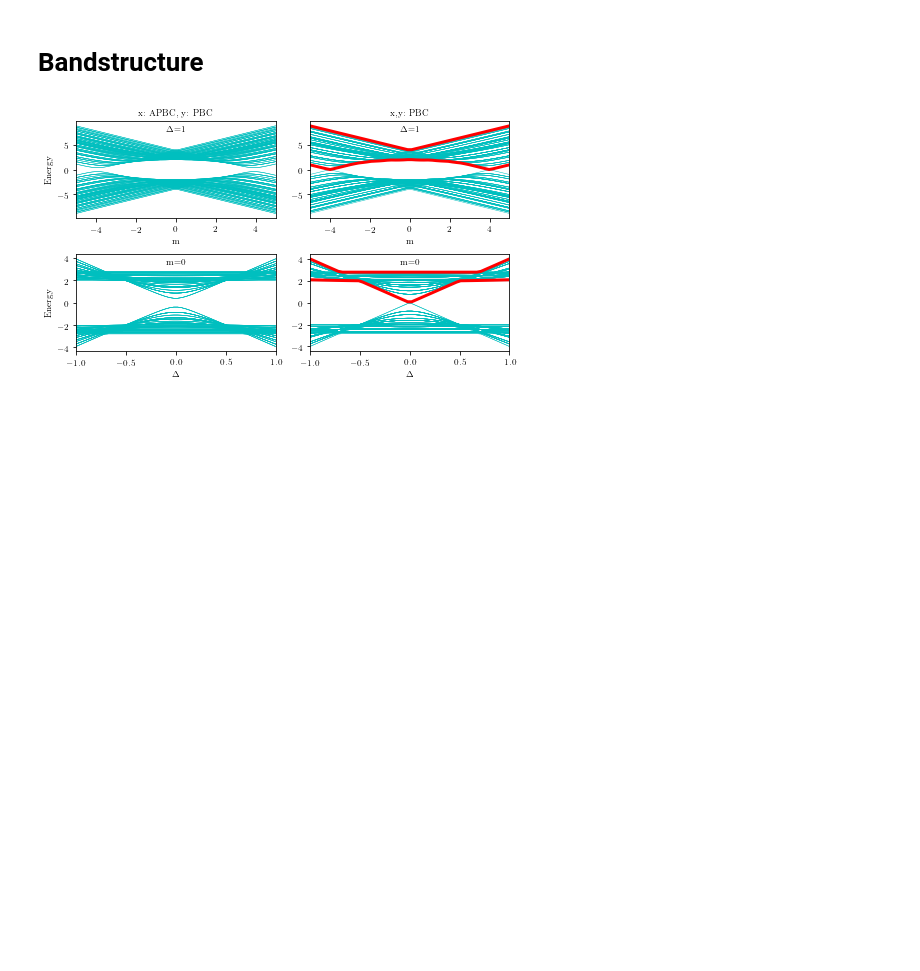
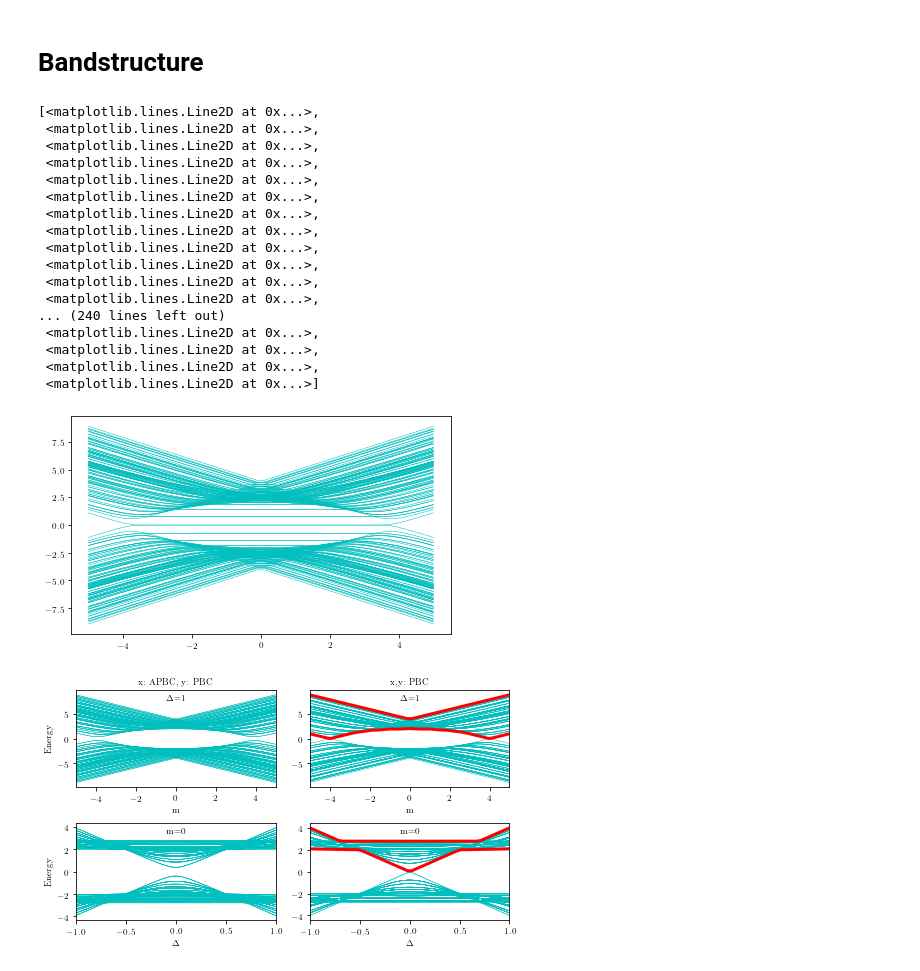
Before and after one commit to hainingpan/SPT, a Jupyter notebook: test_pi_flux.ipynb, the cells around one changed output. Cells and saved outputs as stored; diff of their text form; code cells hidden in the pictures; blank space fills up the shorter version.

```diff
--- a/test_pi_flux.ipynb
+++ b/test_pi_flux.ipynb
@@ -416,7 +416,7 @@ class Params:
             if type=='onsite':
                 proj_range = self.linearize_index(proj_range, 8, proj=True)
             if type=='link_2':
-                assert self.m==0, "Cannot perform link measurement 2, m ({:d})should be zero".format(self.m)
+                # assert self.m==0, "Cannot perform link measurement 2, m ({:d})should be zero".format(self.m)
                 proj_range = self.linearize_index(proj_range, 8, proj=True,k=4)
         # self.proj_range=proj_range
         # print(proj_range)
@@ -425,11 +425,15 @@ class Params:
         if not hasattr(self, 'C_m'):
             self.covariance_matrix()
         if type=='onsite':
-            for i in proj_range:
+            for index,i in enumerate(proj_range):
                 if prob is None:
                     P_0 = (self.C_m_history[-1][i, i+1]+1)/2    # Use Born rule
                 else:
-                    P_0=prob
+                    if isinstance(prob,list):
+                        assert len(prob)==len(proj_range), "len of prob {:d} not equal to len of proj_range {:d}".format(len(prob),len(proj_range))
+                        P_0=prob[index]
+                    else:
+                        P_0=prob
                 self.P_0_list.append(P_0)
                 if np.random.rand() < P_0:
                     self.measure(0, [i, i+1])
@@ -466,3 +470,5 @@ class Params:
                     s=np.random.choice(['e+','e-'],p=[P['e+']/(P['e+']+P['e-']),P['e-']/(P['e+']+P['e-'])])
                 self.measure(s,[i,i+1,i+2,i+3],type='link',ignore=ignore)
             return self
+
+        ValueError('No such type of measurement')
@@ -499,7 +507,7 @@ m_list=np.linspace(-5,5)
 Delta=1
 eigval_pbc_new_list=[]
 for m in m_list:
-    params_new=Params(m=m,Delta=Delta,bcx=1,bcy=1,test='new',Lx=8,Ly=8)
+    params_new=Params(m=m,Delta=Delta,bcx=0,bcy=1,Lx=8,Ly=8)
     params_new.bandstructure()
     eigval_pbc_new_list.append(params_new.val)
 # %%
@@ -548,6 +556,27 @@ for Delta in Delta_list:
     en=np.abs(np.array([h(m,1,Delta,kx,ky) for kx in np.linspace(-np.pi,np.pi,10) for ky in np.linspace(-np.pi,np.pi,10)]))
     bottom_Delta_list.append(en.min())
     top_Delta_list.append(en.max())
+# %%
+plt.plot(m_list,eigval_pbc_new_list,'c',lw=0.5)
+# %% [output]
+[<matplotlib.lines.Line2D at 0x...>,
+ <matplotlib.lines.Line2D at 0x...>,
+ <matplotlib.lines.Line2D at 0x...>,
+ <matplotlib.lines.Line2D at 0x...>,
+ <matplotlib.lines.Line2D at 0x...>,
+ <matplotlib.lines.Line2D at 0x...>,
+ <matplotlib.lines.Line2D at 0x...>,
+ <matplotlib.lines.Line2D at 0x...>,
+ <matplotlib.lines.Line2D at 0x...>,
+ <matplotlib.lines.Line2D at 0x...>,
+ <matplotlib.lines.Line2D at 0x...>,
+ <matplotlib.lines.Line2D at 0x...>,
+... (240 lines left out)
+ <matplotlib.lines.Line2D at 0x...>,
+ <matplotlib.lines.Line2D at 0x...>,
+ <matplotlib.lines.Line2D at 0x...>,
+ <matplotlib.lines.Line2D at 0x...>]
+[figure, added]
 # %%
 fig,ax=plt.subplots(2,2,tight_layout=True)
 ax[0,0].plot(m_list,eigval_apbc_new_list,'c',lw=0.5)
```
Also changed, not shown: parts of 22 cells of this notebook, 4 other files.
